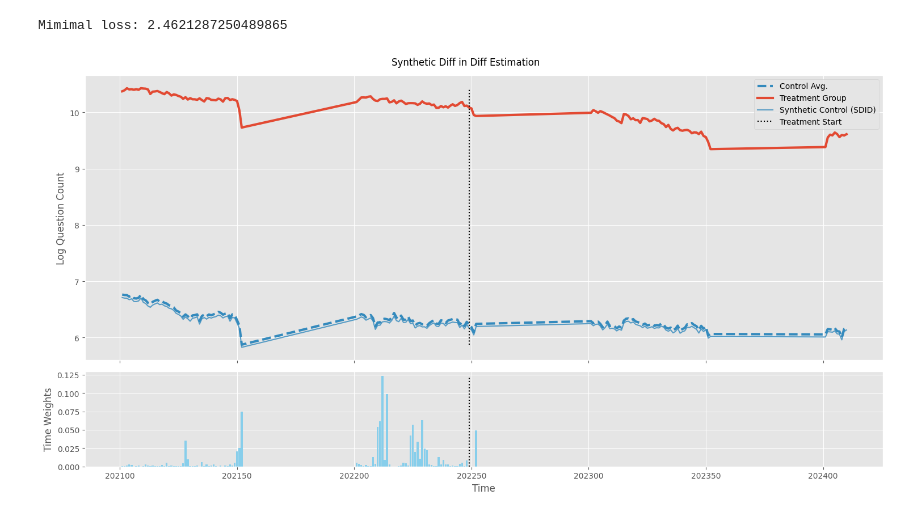
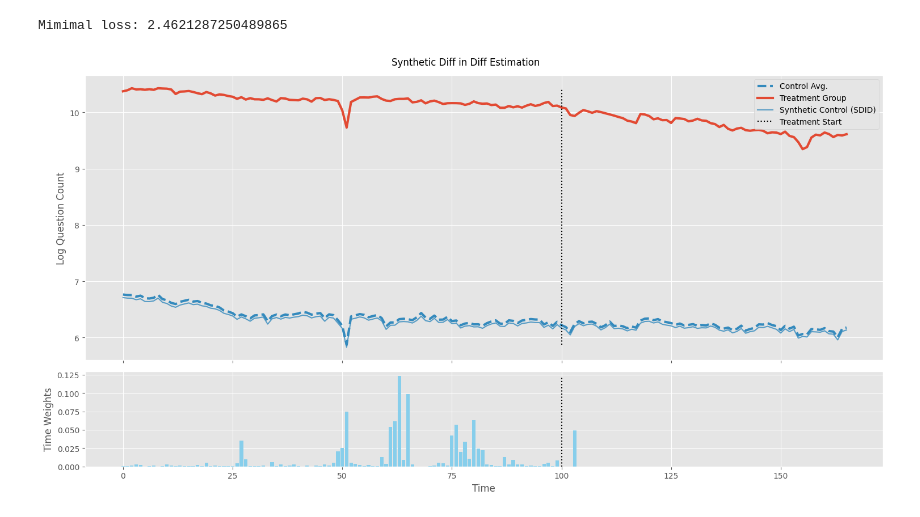
Before and after one commit to m9o8/bse_tm_final, a Jupyter notebook: code/2_2_synapseml.ipynb, the cells around one changed output. Saved outputs shown, nothing was run; the diff lists cells and outputs as text; code cells hidden in the pictures.

Commit message:
Fixed SynapseML plots

```diff
--- a/code/2_2_synapseml.ipynb
+++ b/code/2_2_synapseml.ipynb
@@ -52,6 +54,8 @@ import numpy as np
 spark.sparkContext.setLogLevel("ERROR")
 style.use("ggplot")
 # %%
+window_spec = Window.orderBy("yearweek")
+
 df = (
     spark.read.option("header", True)
     .option("inferSchema", True)
@@ -71,6 +75,7 @@ df = (
         "treatment",
         "outcome",
     )
+    .withColumn("week_index", dense_rank().over(window_spec) - lit(1))
 )
 display(df)
 # %% [output]
@@ -191,7 +196,7 @@ plt.show()
 This will give us the most reliable treatment effect estimate, since it weighs both time and groups
 # %%
 estimator3 = SyntheticDiffInDiffEstimator(
-    timeCol="yearweek",
+    timeCol="week_index",
     unitCol="forum",
     treatmentCol="outcome",
     postTreatmentCol="treatment",
@@ -233,7 +238,7 @@ Mimimal loss: 2.4621287250489865
 unit_weights = model3.unitWeights.toPandas().set_index("forum")
 unit_intercept = model3.unitIntercept
 
-time_weights = model3.timeWeights.toPandas().set_index("yearweek")
+time_weights = model3.timeWeights.toPandas().set_index("week_index")
 time_intercept = model3.timeIntercept
 
 # Get the full dataframe
@@ -245,21 +250,23 @@ treatment_df = pdf[pdf["outcome"] == 1]
 
 # Check for duplicates and aggregate if needed
 control_agg = (
-    control_df.groupby(["yearweek", "forum"])["log_question_count"].mean().reset_index()
+    control_df.groupby(["week_index", "forum"])["log_question_count"]
+    .mean()
+    .reset_index()
 )
 treatment_agg = (
-    treatment_df.groupby(["yearweek", "forum"])["log_question_count"]
+    treatment_df.groupby(["week_index", "forum"])["log_question_count"]
     .mean()
     .reset_index()
 )
 
 # Create pivot tables
 pivot_df_control = control_agg.pivot(
-    index="yearweek", columns="forum", values="log_question_count"
+    index="week_index", columns="forum", values="log_question_count"
 )
 
 pivot_df_treat = treatment_agg.pivot(
-    index="yearweek", columns="forum", values="log_question_count"
+    index="week_index", columns="forum", values="log_question_count"
 )
 
 # Calculate synthetic control
@@ -288,32 +295,32 @@ ax1.plot(
     sc_did,
     label="Synthetic Control (SDID)",
     color="C1",
     alpha=0.8,
 )
 
 ax1.set_ylabel("Log Question Count")
 
 # Find treatment start date
-treatment_start = pdf[pdf["treatment"] == 1]["yearweek"].min()
+treatment_start = pdf[pdf["treatment"] == 1]["week_index"].min()
 
 ax1.vlines(
     treatment_start,
     min(treated_mean.min(), pivot_df_control.mean(axis=1).min()),
     max(treated_mean.max(), pivot_df_control.mean(axis=1).max()),
     color="black",
     ls="dotted",
     label="Treatment Start",
 )
 ax1.legend()
 
 # Plot time weights
 ax2.bar(time_weights.index, time_weights["value"], color="skyblue")
 ax2.set_ylabel("Time Weights")
 ax2.set_xlabel("Time")
 ax2.vlines(treatment_start, 0, time_weights["value"].max(), color="black", ls="dotted")
 
 plt.tight_layout()
 plt.savefig("../imgs/synapseml_synthetic_diff_in_diff.svg")
 plt.show()
 # %% [output]
-[figure, old version]
+[figure, new version]
```
Also changed, not shown: parts of 5 cells of this notebook, 6 other files.
